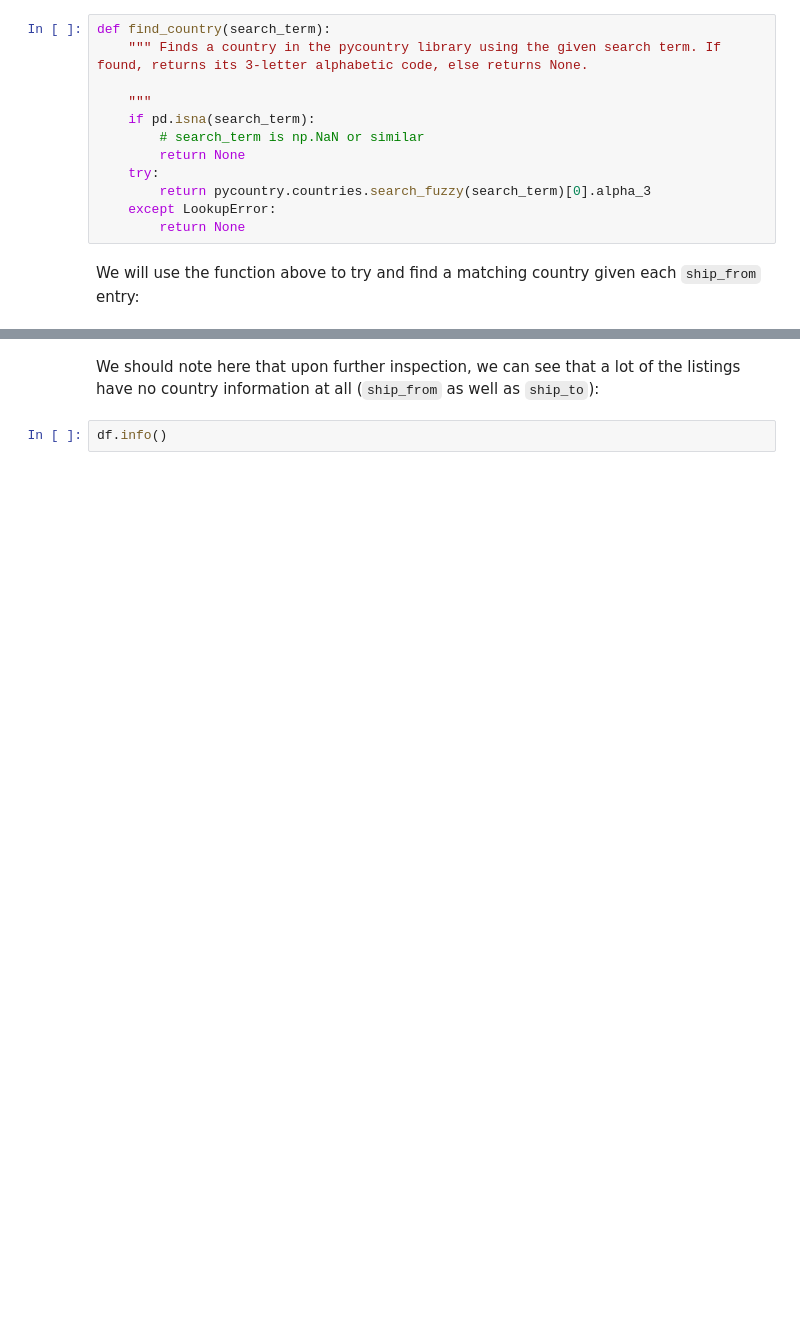
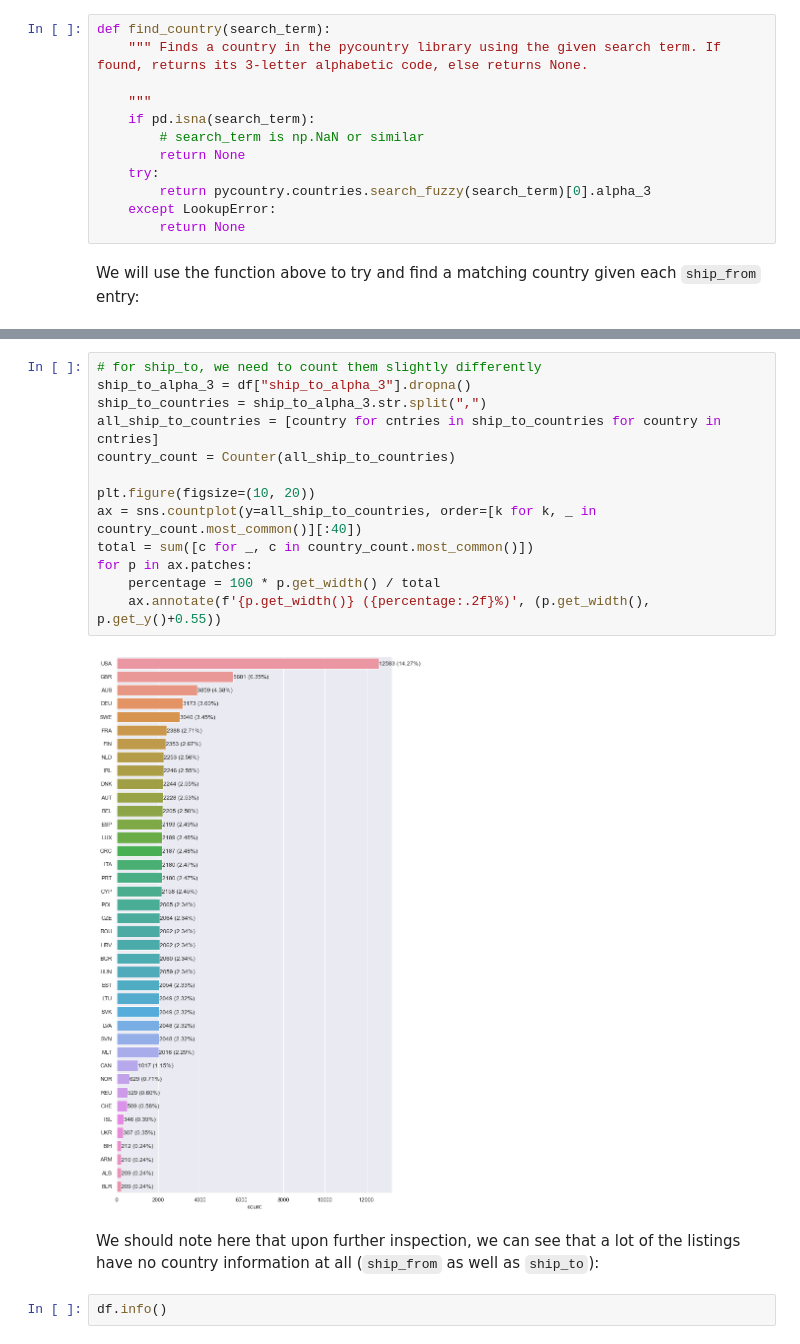
Before and after one commit to freddyman2k/darknet-drug-sales-data-analysis, a Jupyter notebook: exp/exp001_ExploringAndCleaningTheDataset.ipynb, the cells around one changed output, grey strips where cells are left out. Cells and saved outputs as stored; diff of their text form; blank space fills up the shorter version.

```diff
--- a/exp/exp001_ExploringAndCleaningTheDataset.ipynb
+++ b/exp/exp001_ExploringAndCleaningTheDataset.ipynb
@@ -233,3 +249,18 @@ df
+# %%
+# for ship_to, we need to count them slightly differently
+ship_to_alpha_3 = df["ship_to_alpha_3"].dropna()
+ship_to_countries = ship_to_alpha_3.str.split(",")
+all_ship_to_countries = [country for cntries in ship_to_countries for country in cntries]
+country_count = Counter(all_ship_to_countries)
+
+plt.figure(figsize=(10, 20))
+ax = sns.countplot(y=all_ship_to_countries, order=[k for k, _ in country_count.most_common()][:40])
+total = sum([c for _, c in country_count.most_common()])
+for p in ax.patches:
+    percentage = 100 * p.get_width() / total
+    ax.annotate(f'{p.get_width()} ({percentage:.2f}%)', (p.get_width(), p.get_y()+0.55))
+# %% [output]
+[figure, added]
 # %% [markdown]
 We should note here that upon further inspection, we can see that a lot of the listings have no country information at all (`ship_from` as well as `ship_to`):
 # %%
```
Also changed, not shown: parts of 54 cells of this notebook.
